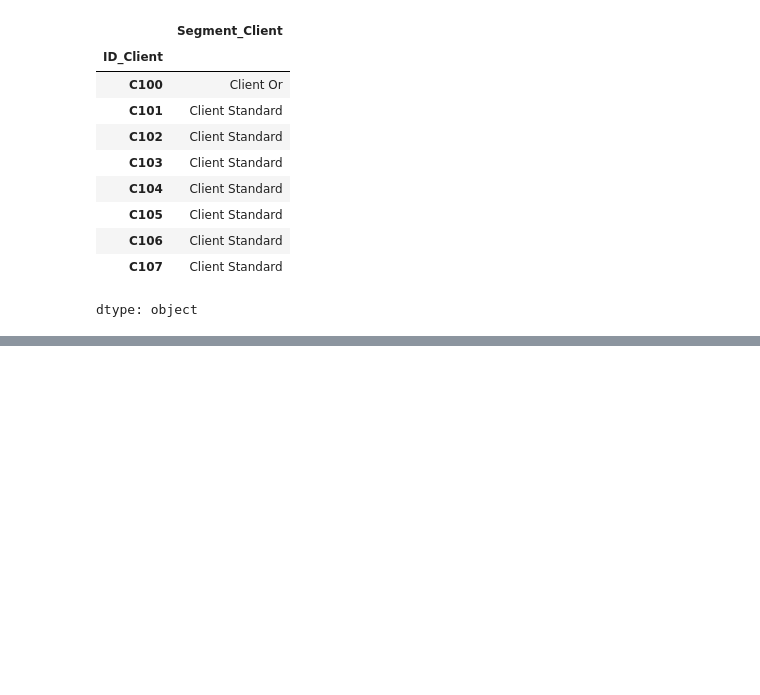
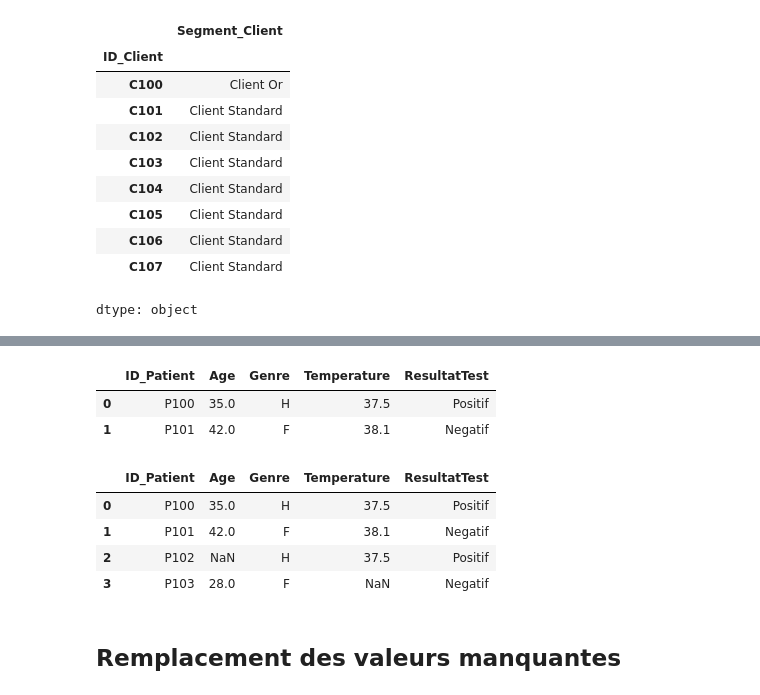
Before and after one commit to vicduch/apprentissageMLPython, a Jupyter notebook: Apprentissage_Python_ML.ipynb, the cells around one changed output, grey strips where cells are left out. Saved outputs shown, nothing was run; the diff lists cells and outputs as text; code cells hidden in the pictures; blank space fills up the shorter version.

```diff
--- a/Apprentissage_Python_ML.ipynb
+++ b/Apprentissage_Python_ML.ipynb
@@ -946,0 +1005,15 @@ dtype: object
+# %%
+import pandas as pd
+import numpy as np
+
+donnees_hopital = {
+    'ID_Patient': ['P100', 'P101', 'P102', 'P103', 'P104'],
+    'Age': [35, 42, np.nan, 28, 56],
+    'Genre': ['H', 'F', 'H', 'F', 'H'],
+    'Temperature': [37.5, 38.1, 37.5, np.nan, 38.3],
+    'ResultatTest': ['Positif', 'Negatif', 'Positif', 'Negatif', np.nan]
+}
+df_patients_sales = pd.DataFrame(donnees_hopital)
+
+print("DataFrame de départ :")
+print(df_patients_sales)
@@ -946,0 +1028,18 @@ dtype: object
+# %%
+df_nettoye = df_patients_sales.dropna()
+df_nettoye
+# %% [output]
+|  | ID_Patient | Age | Genre | Temperature | ResultatTest |
+| 0 | P100 | 35.0 | H | 37.5 | Positif |
+| 1 | P101 | 42.0 | F | 38.1 | Negatif |
+# %%
+df_test_valide = df_patients_sales.dropna(subset=['ResultatTest'])
+df_test_valide
+# %% [output]
+|  | ID_Patient | Age | Genre | Temperature | ResultatTest |
+| 0 | P100 | 35.0 | H | 37.5 | Positif |
+| 1 | P101 | 42.0 | F | 38.1 | Negatif |
+| 2 | P102 | NaN | H | 37.5 | Positif |
+| 3 | P103 | 28.0 | F | NaN | Negatif |
+# %% [markdown]
+## Remplacement des valeurs manquantes
```
Also changed, not shown: parts of 7 cells of this notebook.
